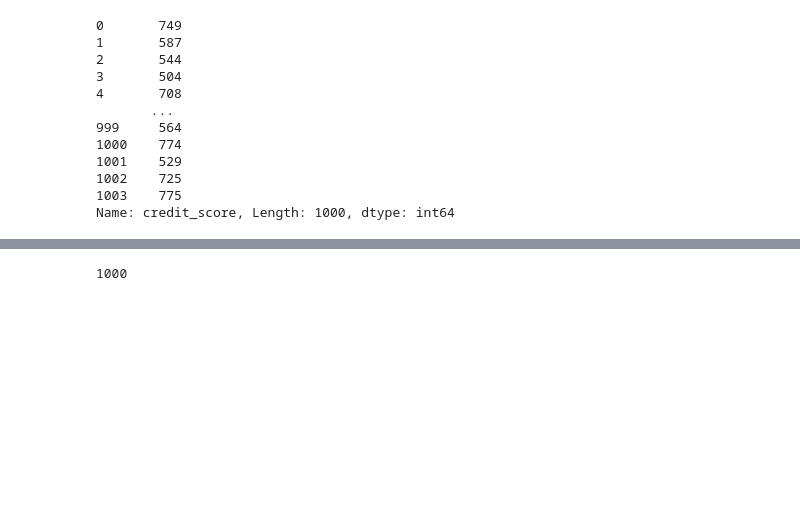
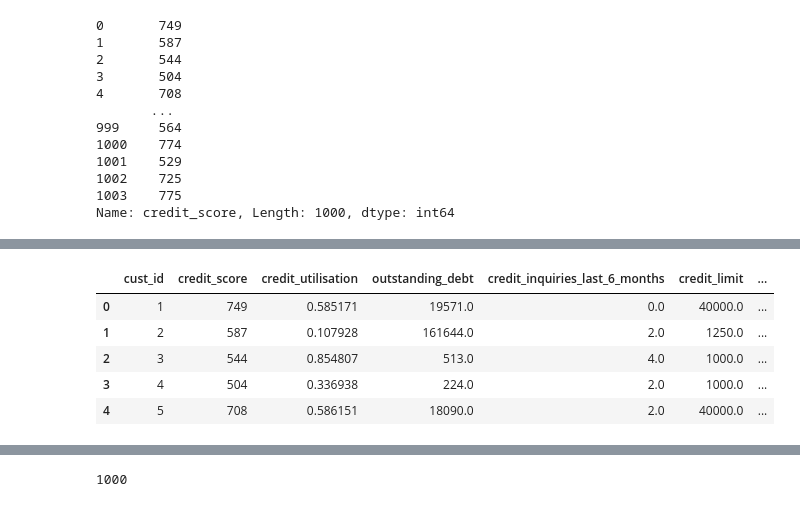
Before and after one commit to jdhova/DummyBank, a Jupyter notebook: CreditScore.ipynb, the cells around one changed output, grey strips where cells are left out. Drawn from its saved outputs; the diff is of its cells as text; code cells hidden in the pictures; blank space fills up the shorter version.

```diff
--- a/CreditScore.ipynb
+++ b/CreditScore.ipynb
@@ -148,0 +193,12 @@ Name: credit_score, Length: 1000, dtype: int64
+# %%
+bin_ranges = [300,450,500,550,600,650,700,750,800]
+bin_labels = [f'{start}-{end-1}' for start,end in zip(bin_ranges, bin_ranges[1:])]
+data_clean_credit_score['credit_score_range'] = pd.cut(data_clean_credit_score['credit_score'],bins=bin_ranges,labels=bin_labels)
+data_clean_credit_score.head(5)
+# %% [output]
+|  | cust_id | credit_score | credit_utilisation | outstanding_debt | credit_inquiries_last_6_months | credit_limit | ... |
+| 0 | 1 | 749 | 0.585171 | 19571.0 | 0.0 | 40000.0 | ... |
+| 1 | 2 | 587 | 0.107928 | 161644.0 | 2.0 | 1250.0 | ... |
+| 2 | 3 | 544 | 0.854807 | 513.0 | 4.0 | 1000.0 | ... |
+| 3 | 4 | 504 | 0.336938 | 224.0 | 2.0 | 1000.0 | ... |
+| 4 | 5 | 708 | 0.586151 | 18090.0 | 2.0 | 40000.0 | ... |
```
Also changed, not shown: parts of 22 cells of this notebook.
